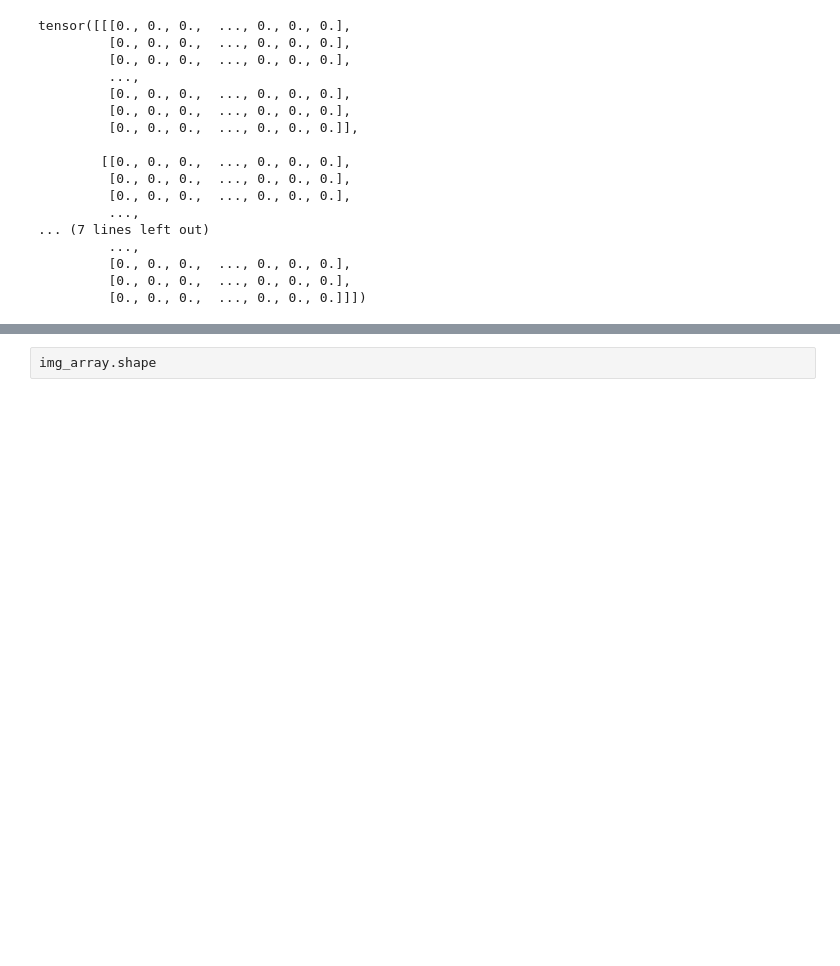
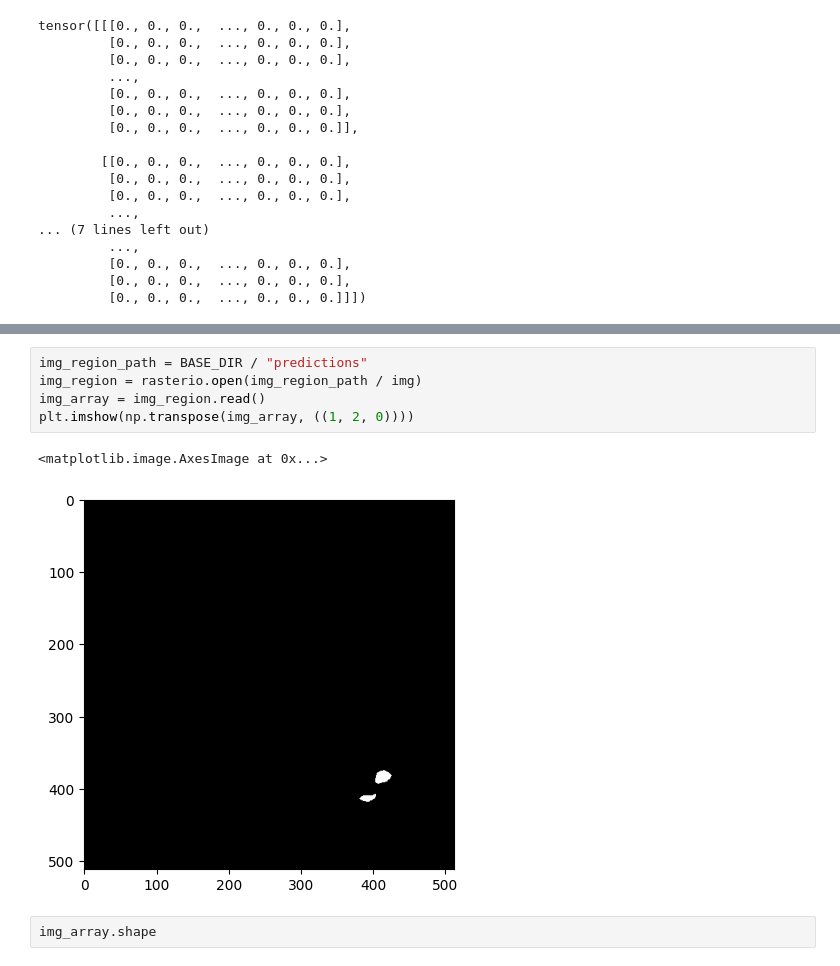
Before and after one commit to MAL-TO/sigspatialcup2023, a Jupyter notebook: notebook.ipynb, the cells around one changed output, grey strips where cells are left out. Cells and saved outputs as stored; diff of their text form; blank space fills up the shorter version.

```diff
--- a/notebook.ipynb
+++ b/notebook.ipynb
@@ -133,3 +104,11 @@ img
+# %%
+img_region_path = BASE_DIR / "predictions"
+img_region = rasterio.open(img_region_path / img)
+img_array = img_region.read()
+plt.imshow(np.transpose(img_array, ((1, 2, 0))))
+# %% [output]
+<matplotlib.image.AxesImage at 0x...>
+[figure, added]
 # %%
 img_array.shape
 # %% [output]
```
Also changed, not shown: parts of 9 cells of this notebook, 1 other file.
